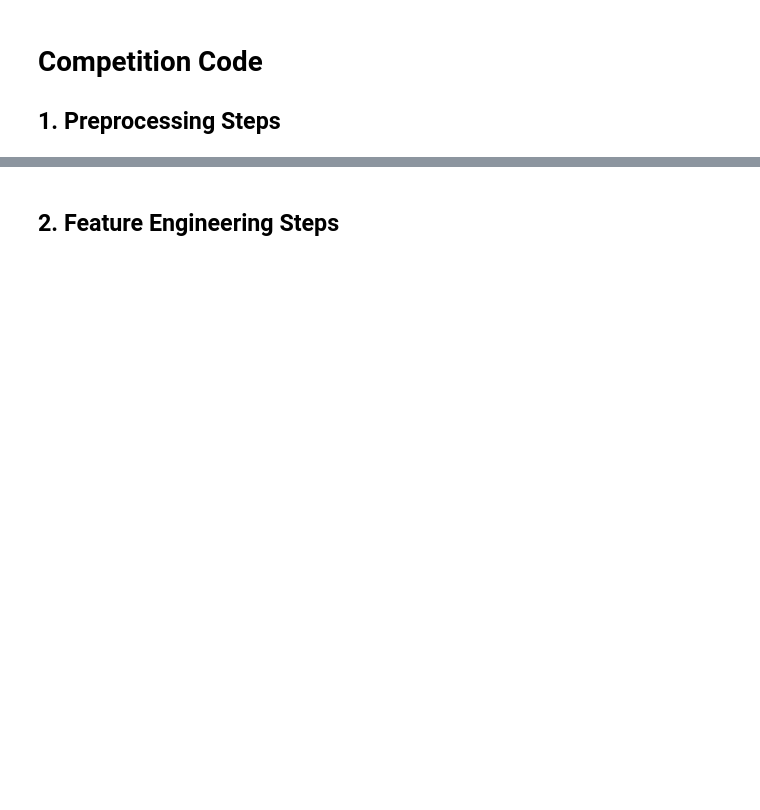
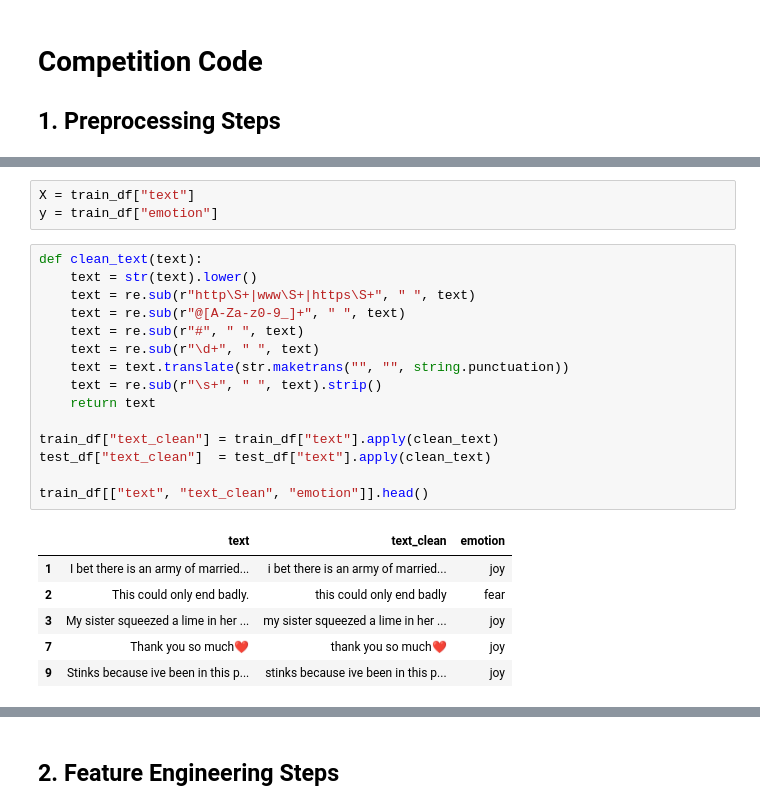
Before and after one commit to Slee08-tech/DM2025-Lab2-Exercise, a Jupyter notebook: DM2025-Lab2-Homework.ipynb, the cells around one changed output, grey strips where cells are left out. Cells and saved outputs as stored; diff of their text form; blank space fills up the shorter version.

```diff
--- a/DM2025-Lab2-Homework.ipynb
+++ b/DM2025-Lab2-Homework.ipynb
@@ -151,0 +326,25 @@ Markdown Syntax to Add Image: `![Description of the Image](./your_local_folder/n
+# %%
+X = train_df["text"]
+y = train_df["emotion"]
+# %%
+def clean_text(text):
+    text = str(text).lower()
+    text = re.sub(r"http\S+|www\S+|https\S+", " ", text)
+    text = re.sub(r"@[A-Za-z0-9_]+", " ", text)
+    text = re.sub(r"#", " ", text)
+    text = re.sub(r"\d+", " ", text)
+    text = text.translate(str.maketrans("", "", string.punctuation))
+    text = re.sub(r"\s+", " ", text).strip()
+    return text
+
+train_df["text_clean"] = train_df["text"].apply(clean_text)
+test_df["text_clean"]  = test_df["text"].apply(clean_text)
+
+train_df[["text", "text_clean", "emotion"]].head()
+# %% [output]
+|  | text | text_clean | emotion |
+| 1 | I bet there is an army of married... | i bet there is an army of married... | joy |
+| 2 | This could only end badly. | this could only end badly | fear |
+| 3 | My sister squeezed a lime in her ... | my sister squeezed a lime in her ... | joy |
+| 7 | Thank you so much❤️ | thank you so much❤️ | joy |
+| 9 | Stinks because ive been in this p... | stinks because ive been in this p... | joy |
```
Also changed, not shown: parts of 25 cells of this notebook.
